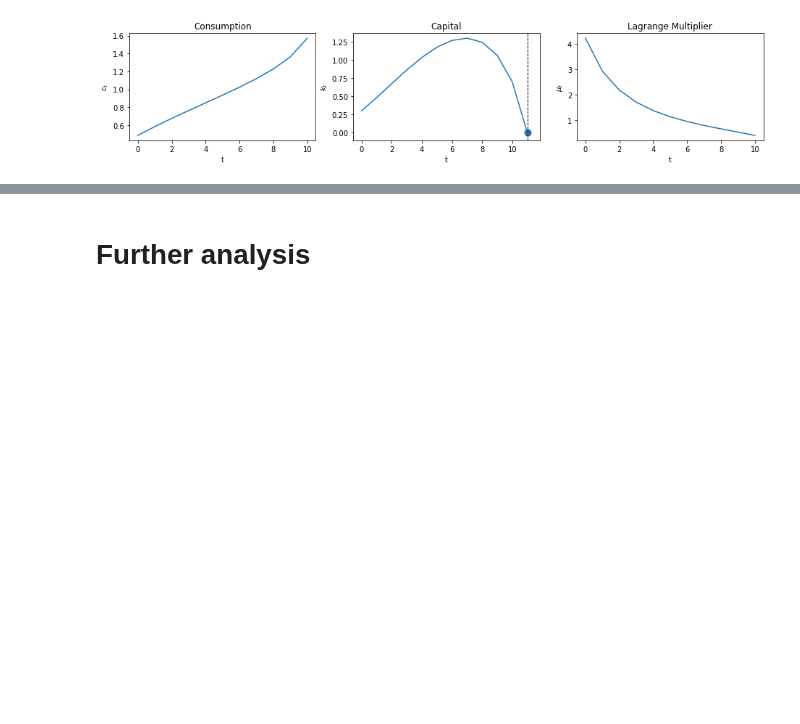
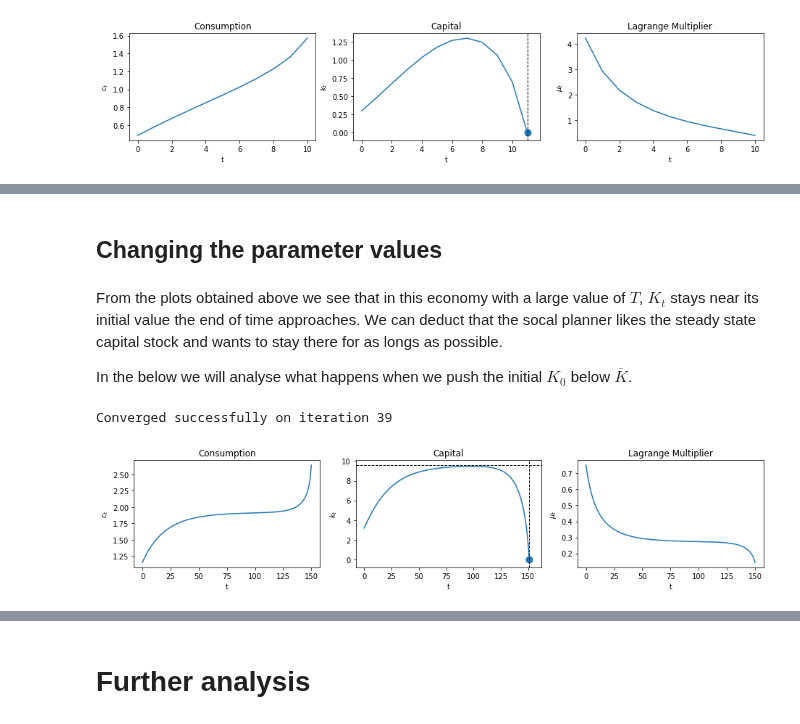
Before and after one commit to NumEconCopenhagen/projects-2020-group1, a Jupyter notebook: modelproject/modelproject.ipynb, the cells around one changed output, grey strips where cells are left out. Drawn from its saved outputs; the diff is of its cells as text; code cells hidden in the pictures; blank space fills up the shorter version.

Commit message:
Med analyse af ændringer i parameter mm :)))

```diff
--- a/modelproject/modelproject.ipynb
+++ b/modelproject/modelproject.ipynb
@@ -340,0 +367,19 @@ Y=2
+# %% [markdown]
+## Changing the parameter values
+# %% [markdown]
+From the plots obtained above we see that in this economy with a large value of $T$, $K_t$ stays near its initial value the end of time approaches. We can deduct that the socal planner likes the steady state capital stock and wants to stay there for as longs as possible.
+
+In the below we will analyse what happens when we push the initial $K_0$ below $\overline{K}$.
+# %%
+k_initial = k_ss/3 #Value below our steady state
+T=150
+c=np.zeros(T+1)
+k=np.zeros(T+2)
+c[0]=0.3
+k[0]=k_initial
+paths = bisection(c, k, gamma, delta, beta, alpha, A)
+
+plot_paths(paths, ss=k_ss)
+# %% [output]
+Converged successfully on iteration 39
+[figure, added]
```
Also changed, not shown: parts of 26 cells of this notebook.
